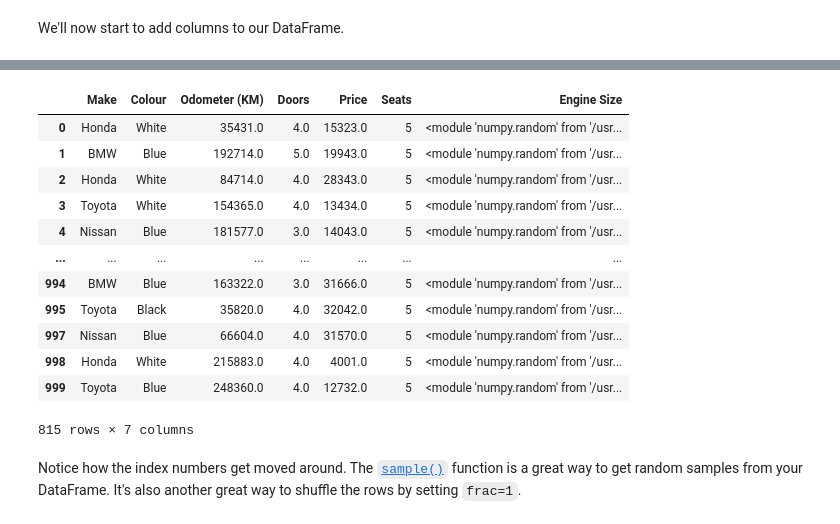
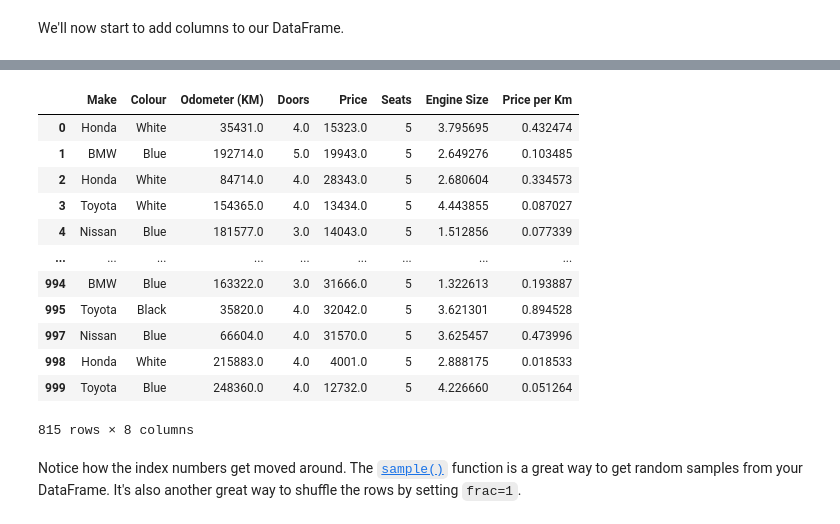
Before and after one commit to aadii-adnan/Centralized-repository-shipping_calculations, a Jupyter notebook: section-2-data-science-and-ml-tools/pandas-exercises.ipynb, the cells around one changed output, grey strips where cells are left out. Cells and saved outputs as stored; diff of their text form; code cells hidden in the pictures.

```diff
--- a/section-2-data-science-and-ml-tools/pandas-exercises.ipynb
+++ b/section-2-data-science-and-ml-tools/pandas-exercises.ipynb
@@ -428,24 +443,25 @@ car_sales_missing["Seats"] = 5
 # Remember: If you're doing it from a Python list, the list has to be the same length
 # as the DataFrame
 import numpy as np
-car_sales_missing["Engine Size"] = np.random
+car_sales_missing["Engine Size"] = np.random.uniform(1.3,4.5,size=len(car_sales_missing))
 # %%
 # Create a column which represents the price of a car per kilometer
 # Then view the DataFrame
+car_sales_missing['Price per Km']= car_sales_missing['Price']/car_sales_missing['Odometer (KM)']
 car_sales_missing
 # %% [output]
-|  | Make | Colour | Odometer (KM) | Doors | Price | Seats | Engine Size |
-| 0 | Honda | White | 35431.0 | 4.0 | 15323.0 | 5 | <module 'numpy.random' from '/usr... |
-| 1 | BMW | Blue | 192714.0 | 5.0 | 19943.0 | 5 | <module 'numpy.random' from '/usr... |
-| 2 | Honda | White | 84714.0 | 4.0 | 28343.0 | 5 | <module 'numpy.random' from '/usr... |
-| 3 | Toyota | White | 154365.0 | 4.0 | 13434.0 | 5 | <module 'numpy.random' from '/usr... |
-| 4 | Nissan | Blue | 181577.0 | 3.0 | 14043.0 | 5 | <module 'numpy.random' from '/usr... |
-| ... | ... | ... | ... | ... | ... | ... | ... |
-| 994 | BMW | Blue | 163322.0 | 3.0 | 31666.0 | 5 | <module 'numpy.random' from '/usr... |
-| 995 | Toyota | Black | 35820.0 | 4.0 | 32042.0 | 5 | <module 'numpy.random' from '/usr... |
-| 997 | Nissan | Blue | 66604.0 | 4.0 | 31570.0 | 5 | <module 'numpy.random' from '/usr... |
-| 998 | Honda | White | 215883.0 | 4.0 | 4001.0 | 5 | <module 'numpy.random' from '/usr... |
-| 999 | Toyota | Blue | 248360.0 | 4.0 | 12732.0 | 5 | <module 'numpy.random' from '/usr... |
+|  | Make | Colour | Odometer (KM) | Doors | Price | Seats | Engine Size | Price per Km |
+| 0 | Honda | White | 35431.0 | 4.0 | 15323.0 | 5 | 3.795695 | 0.432474 |
+| 1 | BMW | Blue | 192714.0 | 5.0 | 19943.0 | 5 | 2.649276 | 0.103485 |
+| 2 | Honda | White | 84714.0 | 4.0 | 28343.0 | 5 | 2.680604 | 0.334573 |
+| 3 | Toyota | White | 154365.0 | 4.0 | 13434.0 | 5 | 4.443855 | 0.087027 |
+| 4 | Nissan | Blue | 181577.0 | 3.0 | 14043.0 | 5 | 1.512856 | 0.077339 |
+| ... | ... | ... | ... | ... | ... | ... | ... | ... |
+| 994 | BMW | Blue | 163322.0 | 3.0 | 31666.0 | 5 | 1.322613 | 0.193887 |
+| 995 | Toyota | Black | 35820.0 | 4.0 | 32042.0 | 5 | 3.621301 | 0.894528 |
+| 997 | Nissan | Blue | 66604.0 | 4.0 | 31570.0 | 5 | 3.625457 | 0.473996 |
+| 998 | Honda | White | 215883.0 | 4.0 | 4001.0 | 5 | 2.888175 | 0.018533 |
+| 999 | Toyota | Blue | 248360.0 | 4.0 | 12732.0 | 5 | 4.226660 | 0.051264 |
-815 rows × 7 columns
+815 rows × 8 columns
 # %%
 # Remove the last column you added using .drop()
```
Also changed, not shown: parts of 6 cells of this notebook.
